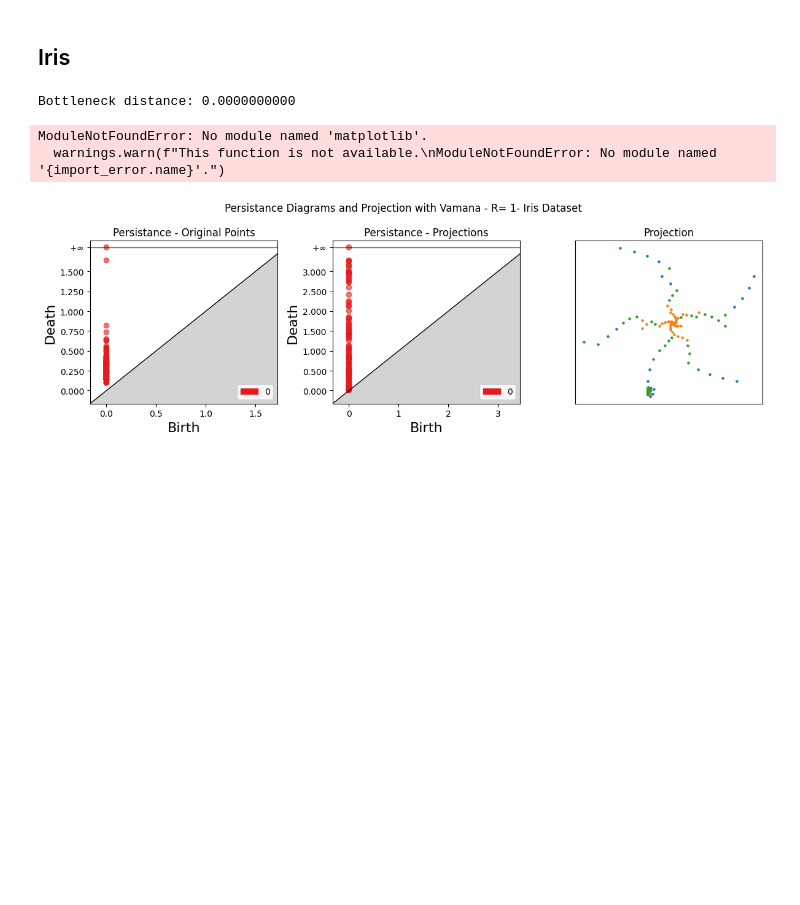
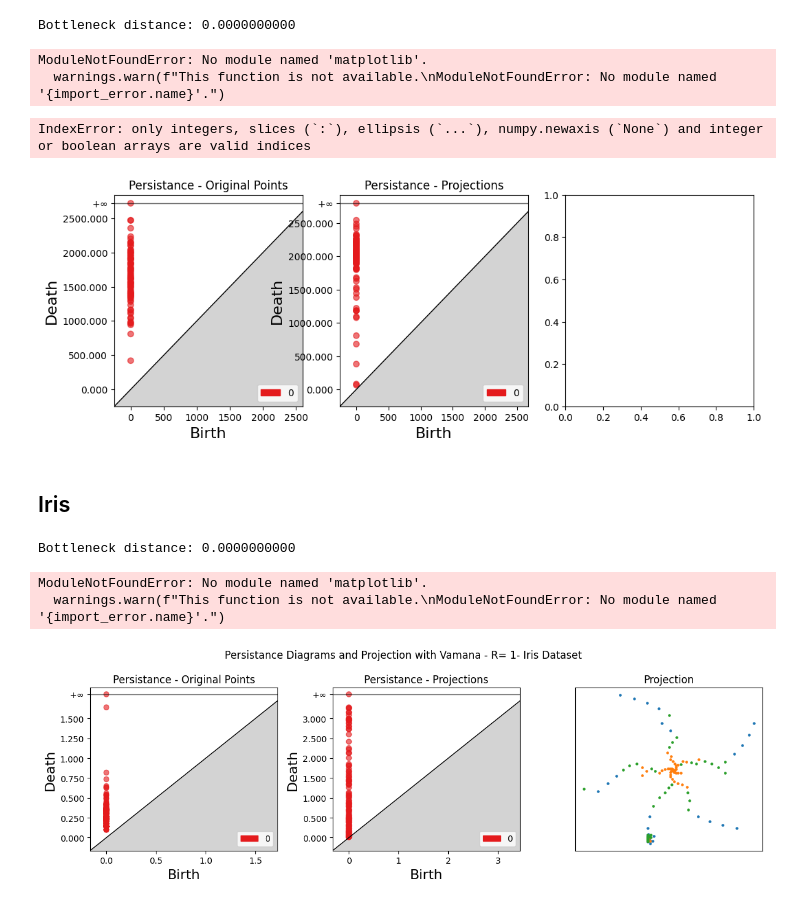
Before and after one commit to viguardieiro/TopoMap, a Jupyter notebook: Examples-TopoMapVamana-UCIDatasets.ipynb, the cells around one changed output. Saved outputs shown, nothing was run; the diff lists cells and outputs as text; code cells hidden in the pictures; blank space fills up the shorter version.

```diff
--- a/Examples-TopoMapVamana-UCIDatasets.ipynb
+++ b/Examples-TopoMapVamana-UCIDatasets.ipynb
@@ -17,0 +22,2 @@ from TopoMapVamana import TopoMapVamana
+# %%
+(train_X, train_y), (test_X, test_y) = mnist.load_data()
@@ -18,3 +27,8 @@ from TopoMapVamana import TopoMapVamana
+# %%
+Mnist_sample_X = train_X[0:100]
+Mnist_sample_Y = train_y[0:100]
+# %%
+Mnist_sample_X = Mnist_sample_X.reshape(100,28*28)
 # %%
 def plot_persistance_diagrams_projection(X, proj, y, y_column='class'):
     rips_original = gudhi.RipsComplex(points=X.to_numpy())
@@ -59,8 +73,11 @@ def plot_persistance_diagrams_projection(X, proj, y, y_column='class'):
     return fig
 # %%
 
-def Run_Vamana_test(X,y,dataset_name,y_column = 'class'):
-    X_numpy = X.to_numpy(copy=True)
+def Run_Vamana_test(X,y,dataset_name,y_column = 'class', Isnumpy = False):
+    if(Isnumpy != True):
+        X_numpy = X.to_numpy(copy=True)
+    else:
+        X_numpy = X
     Possible_R = [1,5,10,15,20,25,30,35,40]
     Construct_Vamana_times = []
     Topomap_from_Vamana_times = []
@@ -99,6 +116,14 @@ def Run_Vamana_test(X,y,dataset_name,y_column = 'class'):
     print(df_Construct_Vamana)
     print(df_topomap_from_vamana)
     print(f'topomap original time:{Topomap_Alone_time}')
+# %%
+Run_Vamana_test(pd.DataFrame(Mnist_sample_X),Mnist_sample_Y,dataset_name="Mnist")
+# %% [output]
+Bottleneck distance: 0.0000000000
+ModuleNotFoundError: No module named 'matplotlib'.
+  warnings.warn(f"This function is not available.\nModuleNotFoundError: No module named '{import_error.name}'.")
+IndexError: only integers, slices (`:`), ellipsis (`...`), numpy.newaxis (`None`) and integer or boolean arrays are valid indices
+[figure, added]
 # %% [markdown]
 ## Iris
 # %%
```
Also changed, not shown: parts of 3 cells of this notebook, 4 other files.
